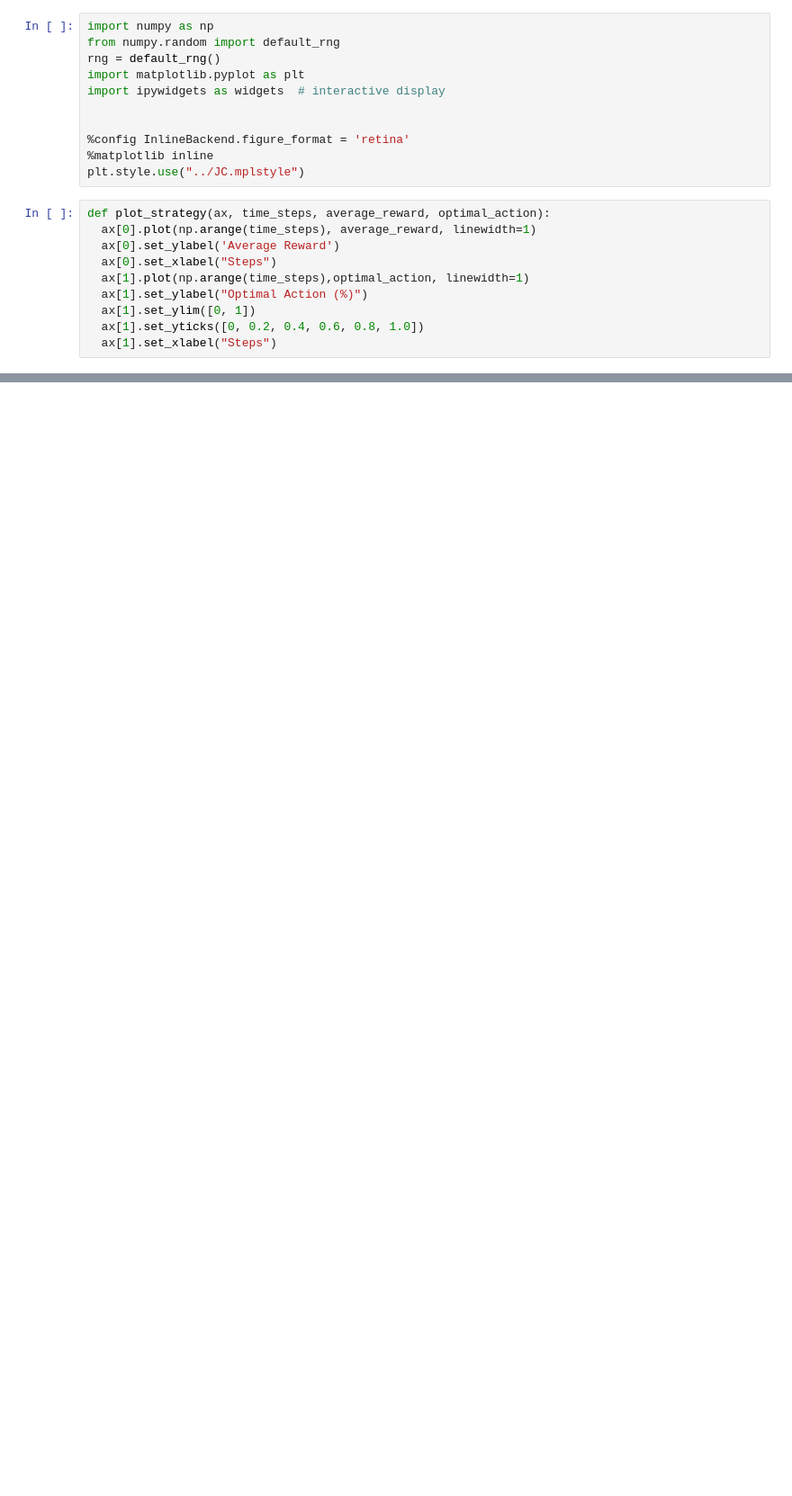
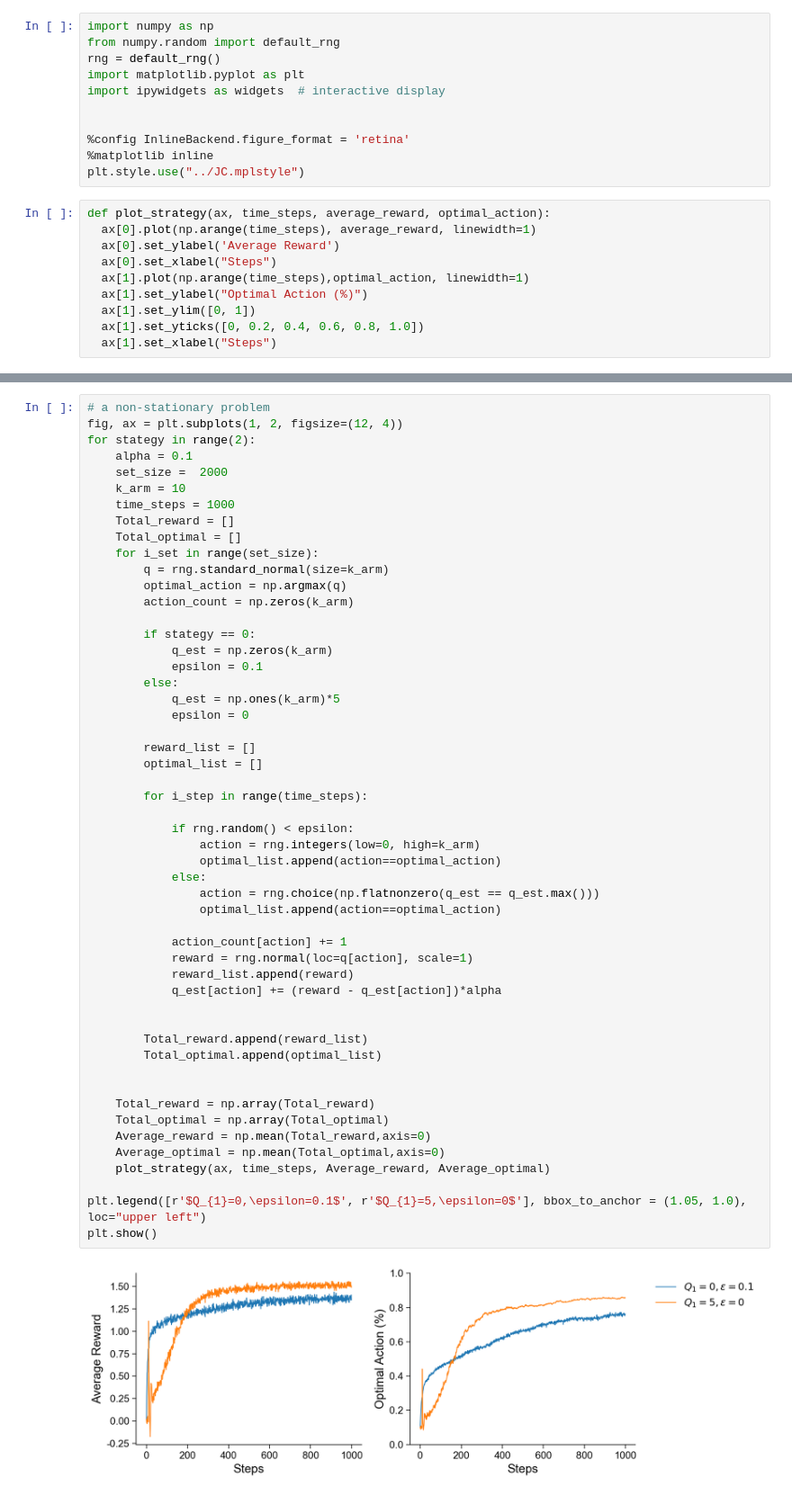
Before and after one commit to Yu-AngCheng/JC, a Jupyter notebook: Reinforcement Learning An Introduction/Ch2.ipynb, the cells around one changed output, grey strips where cells are left out. Shown at 90% size. Drawn from its saved outputs; the diff is of its cells as text; blank space fills up the shorter version.

```diff
--- a/Reinforcement Learning An Introduction/Ch2.ipynb
+++ b/Reinforcement Learning An Introduction/Ch2.ipynb
@@ -114,0 +118,54 @@ plt.show()
+# %%
+# a non-stationary problem
+fig, ax = plt.subplots(1, 2, figsize=(12, 4))
+for stategy in range(2):
+    alpha = 0.1
+    set_size =  2000
+    k_arm = 10
+    time_steps = 1000
+    Total_reward = []
+    Total_optimal = []
+    for i_set in range(set_size):
+        q = rng.standard_normal(size=k_arm)
+        optimal_action = np.argmax(q)
+        action_count = np.zeros(k_arm)
+
+        if stategy == 0:
+            q_est = np.zeros(k_arm)
+            epsilon = 0.1
+        else:
+            q_est = np.ones(k_arm)*5
+            epsilon = 0
+
+        reward_list = []
+        optimal_list = []
+
+        for i_step in range(time_steps):
+
+            if rng.random() < epsilon:
+                action = rng.integers(low=0, high=k_arm)
+                optimal_list.append(action==optimal_action)
+            else:
+                action = rng.choice(np.flatnonzero(q_est == q_est.max()))
+                optimal_list.append(action==optimal_action)
+
+            action_count[action] += 1
+            reward = rng.normal(loc=q[action], scale=1)
+            reward_list.append(reward)
+            q_est[action] += (reward - q_est[action])*alpha
+
+
+        Total_reward.append(reward_list)
+        Total_optimal.append(optimal_list)
+
+
+    Total_reward = np.array(Total_reward)
+    Total_optimal = np.array(Total_optimal)
+    Average_reward = np.mean(Total_reward,axis=0)
+    Average_optimal = np.mean(Total_optimal,axis=0)
+    plot_strategy(ax, time_steps, Average_reward, Average_optimal)
+
+plt.legend([r'$Q_{1}=0,\epsilon=0.1$', r'$Q_{1}=5,\epsilon=0$'], bbox_to_anchor = (1.05, 1.0), loc="upper left")
+plt.show()
+# %% [output]
+[figure, added]
```
Also changed, not shown: parts of 2 cells of this notebook.
